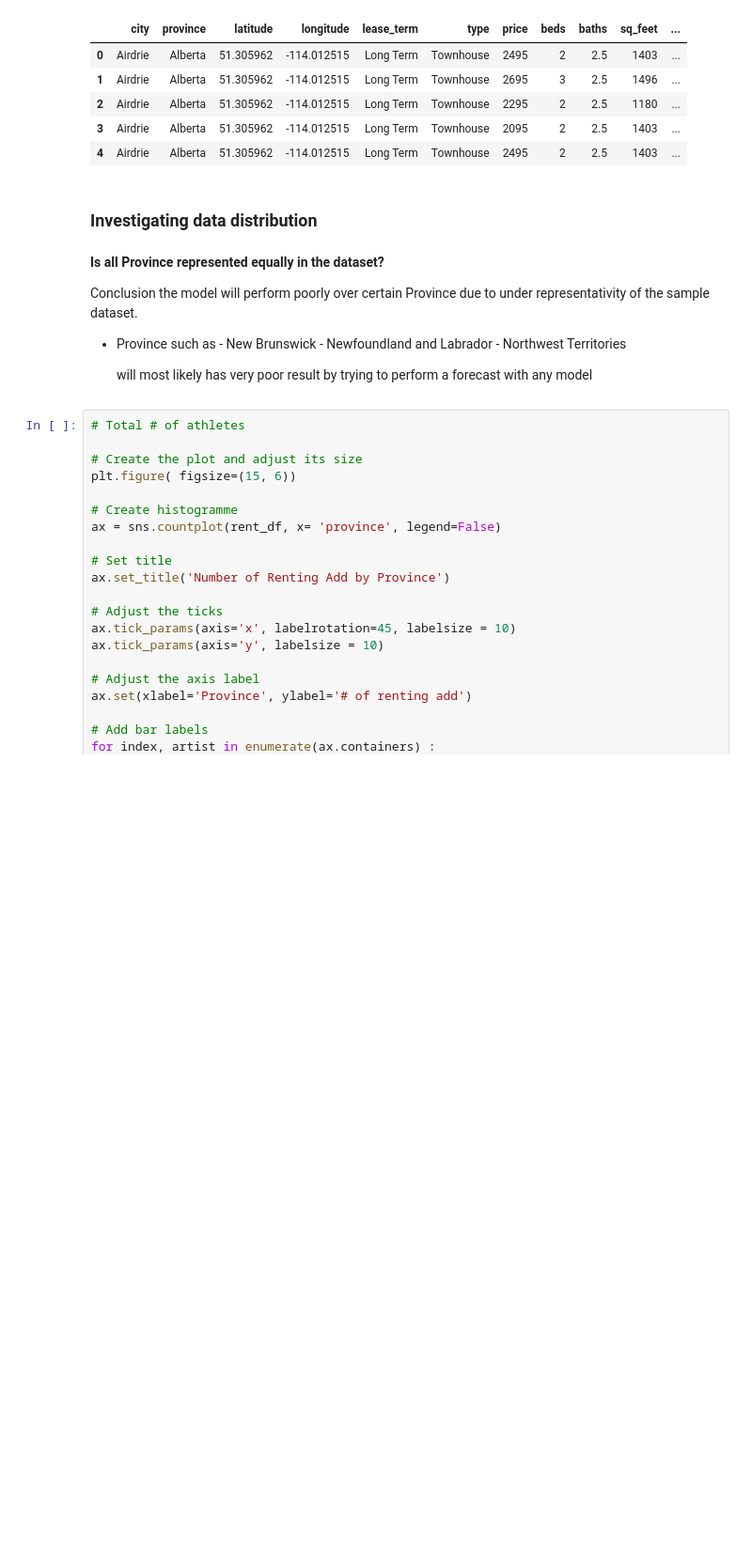
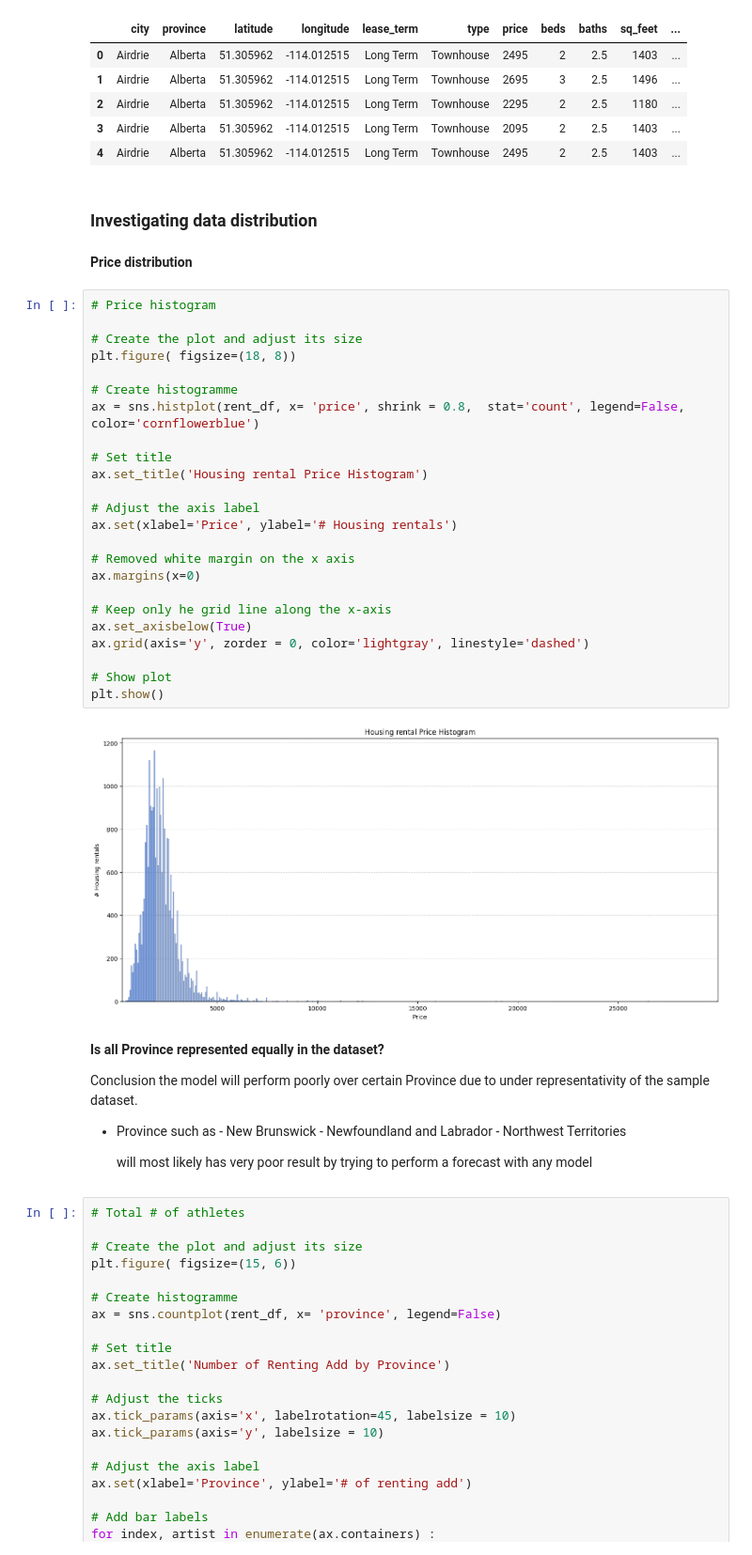
Before and after one commit to ABF-QC/Module2_Project1, a Jupyter notebook: Notebook/Data_Analysis.ipynb, the cells around one changed output. Shown at 94% size. Saved outputs shown, nothing was run; the diff lists cells and outputs as text; blank space fills up the shorter version.

```diff
--- a/Notebook/Data_Analysis.ipynb
+++ b/Notebook/Data_Analysis.ipynb
@@ -22,6 +22,34 @@ rent_df.head(5)
 | 4 | Airdrie | Alberta | 51.305962 | -114.012515 | Long Term | Townhouse | 2495 | 2 | 2.5 | 1403 | ... |
 # %% [markdown]
 ### Investigating data distribution
+# %% [markdown]
+**Price distribution**
+# %%
+# Price histogram
+
+# Create the plot and adjust its size
+plt.figure( figsize=(18, 8))
+
+# Create histogramme
+ax = sns.histplot(rent_df, x= 'price', shrink = 0.8,  stat='count', legend=False, color='cornflowerblue')
+
+# Set title
+ax.set_title('Housing rental Price Histogram')
+
+# Adjust the axis label
+ax.set(xlabel='Price', ylabel='# Housing rentals')
+
+# Removed white margin on the x axis
+ax.margins(x=0)
+
+# Keep only he grid line along the x-axis
+ax.set_axisbelow(True)
+ax.grid(axis='y', zorder = 0, color='lightgray', linestyle='dashed')
+
+# Show plot
+plt.show()
+# %% [output]
+[figure, added]
 # %% [markdown]
 **Is all Province represented equally in the dataset?**
 
```
Also changed, not shown: 2 other files.
